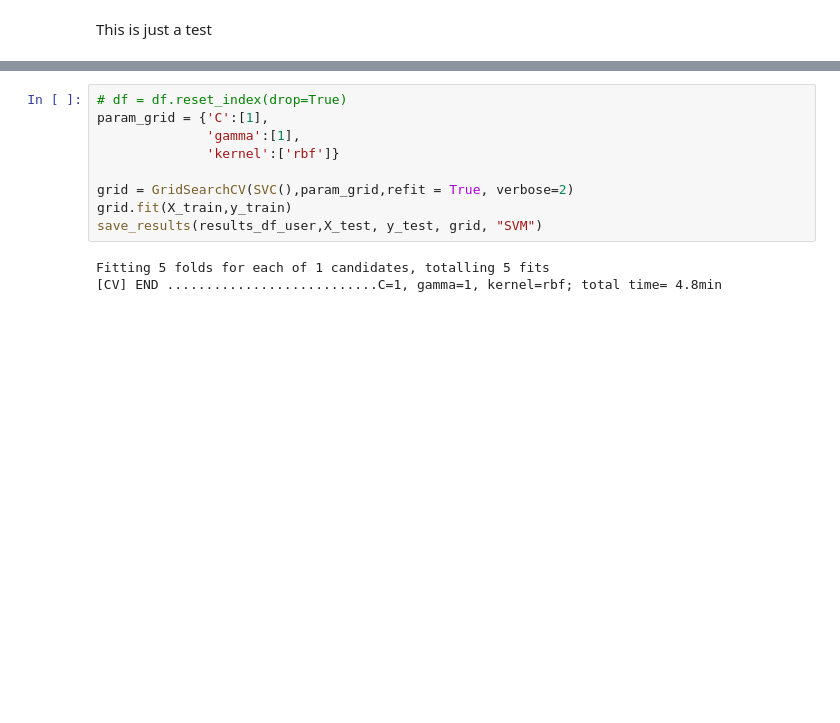
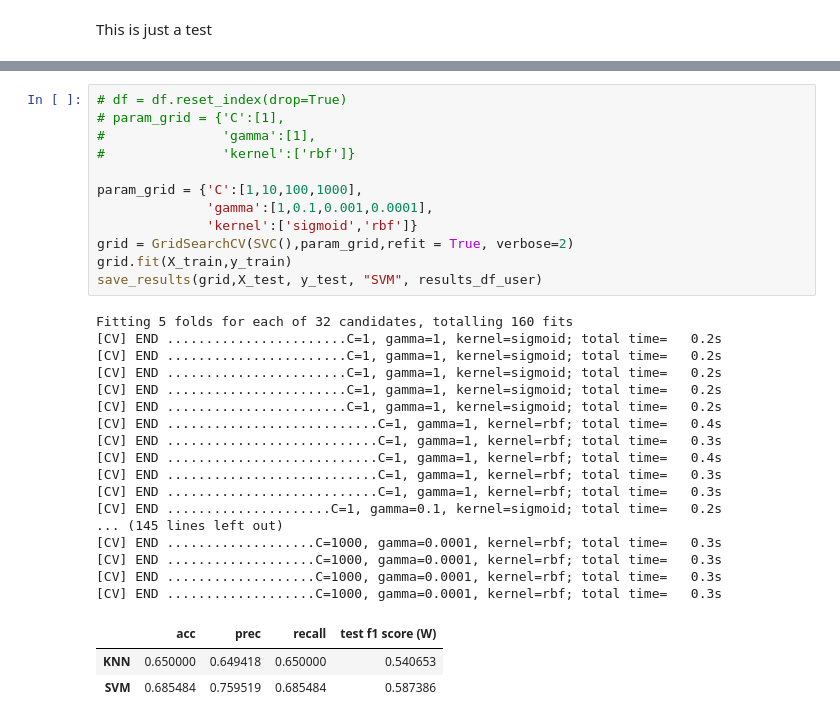
Before and after one commit to cuberhaus/MD2, a Jupyter notebook: src/SVM.ipynb, the cells around one changed output, grey strips where cells are left out. Cells and saved outputs as stored; diff of their text form; blank space fills up the shorter version.

```diff
--- a/src/SVM.ipynb
+++ b/src/SVM.ipynb
@@ -32,12 +100,33 @@ KNN  0.864661  0.863969  0.864661           0.796469
 # %%
 # df = df.reset_index(drop=True)
-param_grid = {'C':[1],
-              'gamma':[1],
-              'kernel':['rbf']}
+# param_grid = {'C':[1],
+#               'gamma':[1],
+#               'kernel':['rbf']}
 
+param_grid = {'C':[1,10,100,1000],
+              'gamma':[1,0.1,0.001,0.0001],
+              'kernel':['sigmoid','rbf']}
 grid = GridSearchCV(SVC(),param_grid,refit = True, verbose=2)
 grid.fit(X_train,y_train)
-save_results(results_df_user,X_test, y_test, grid, "SVM")
+save_results(grid,X_test, y_test, "SVM", results_df_user)
 # %% [output]
-Fitting 5 folds for each of 1 candidates, totalling 5 fits
-[CV] END ...........................C=1, gamma=1, kernel=rbf; total time= 4.8min
+Fitting 5 folds for each of 32 candidates, totalling 160 fits
+[CV] END .......................C=1, gamma=1, kernel=sigmoid; total time=   0.2s
+[CV] END .......................C=1, gamma=1, kernel=sigmoid; total time=   0.2s
+[CV] END .......................C=1, gamma=1, kernel=sigmoid; total time=   0.2s
+[CV] END .......................C=1, gamma=1, kernel=sigmoid; total time=   0.2s
+[CV] END .......................C=1, gamma=1, kernel=sigmoid; total time=   0.2s
+[CV] END ...........................C=1, gamma=1, kernel=rbf; total time=   0.4s
+[CV] END ...........................C=1, gamma=1, kernel=rbf; total time=   0.3s
+[CV] END ...........................C=1, gamma=1, kernel=rbf; total time=   0.4s
+[CV] END ...........................C=1, gamma=1, kernel=rbf; total time=   0.3s
+[CV] END ...........................C=1, gamma=1, kernel=rbf; total time=   0.3s
+[CV] END .....................C=1, gamma=0.1, kernel=sigmoid; total time=   0.2s
+... (145 lines left out)
+[CV] END ...................C=1000, gamma=0.0001, kernel=rbf; total time=   0.3s
+[CV] END ...................C=1000, gamma=0.0001, kernel=rbf; total time=   0.3s
+[CV] END ...................C=1000, gamma=0.0001, kernel=rbf; total time=   0.3s
+[CV] END ...................C=1000, gamma=0.0001, kernel=rbf; total time=   0.3s
+|  | acc | prec | recall | test f1 score (W) |
+| KNN | 0.650000 | 0.649418 | 0.650000 | 0.540653 |
+| SVM | 0.685484 | 0.759519 | 0.685484 | 0.587386 |
```
Also changed, not shown: parts of 8 cells of this notebook, 1 other file.
